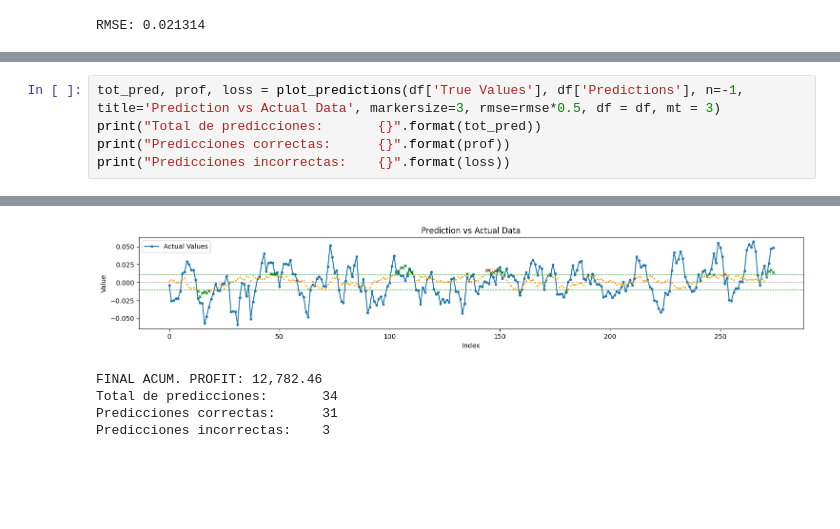
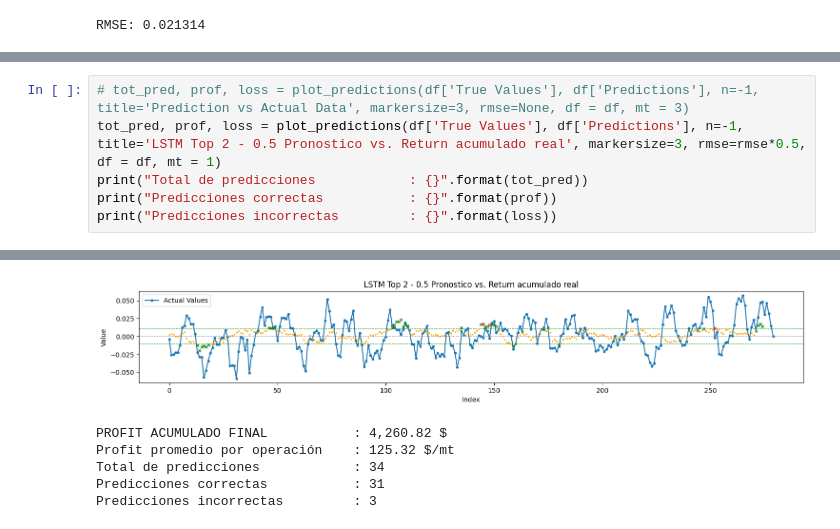
Before and after one commit to f8ac/aplicacion-estrategia, a Jupyter notebook: estrategia_v2.ipynb, the cells around one changed output, grey strips where cells are left out. Cells and saved outputs as stored; diff of their text form; blank space fills up the shorter version.

```diff
--- a/estrategia_v2.ipynb
+++ b/estrategia_v2.ipynb
@@ -137,9 +150,10 @@ def plot_predictions(y_true, y_pred, n=-1, title="Prediction vs Actual Data", ma
 
     return tot_pred, prof, loss
 # %%
-tot_pred, prof, loss = plot_predictions(df['True Values'], df['Predictions'], n=-1, title='Prediction vs Actual Data', markersize=3, rmse=rmse*0.5, df = df, mt = 3)
-print("Total de predicciones:       {}".format(tot_pred))
-print("Predicciones correctas:      {}".format(prof))
-print("Predicciones incorrectas:    {}".format(loss))
+# tot_pred, prof, loss = plot_predictions(df['True Values'], df['Predictions'], n=-1, title='Prediction vs Actual Data', markersize=3, rmse=None, df = df, mt = 3)
+tot_pred, prof, loss = plot_predictions(df['True Values'], df['Predictions'], n=-1, title='LSTM Top 2 - 0.5 Pronostico vs. Return acumulado real', markersize=3, rmse=rmse*0.5, df = df, mt = 1)
+print("Total de predicciones            : {}".format(tot_pred))
+print("Predicciones correctas           : {}".format(prof))
+print("Predicciones incorrectas         : {}".format(loss))
 # %% [output]
 1) 4/13/2023 - Variación significativa -0.0121.
@@ -162,5 +176,6 @@ Ganancia acumulada: 12,782.46
-[figure, old version]
+[figure, new version]
-FINAL ACUM. PROFIT: 12,782.46
-Total de predicciones:       34
-Predicciones correctas:      31
-Predicciones incorrectas:    3
+PROFIT ACUMULADO FINAL           : 4,260.82 $
+Profit promedio por operación    : 125.32 $/mt
+Total de predicciones            : 34
+Predicciones correctas           : 31
+Predicciones incorrectas         : 3
```
Also changed, not shown: parts of 6 cells of this notebook, 1 other file.
